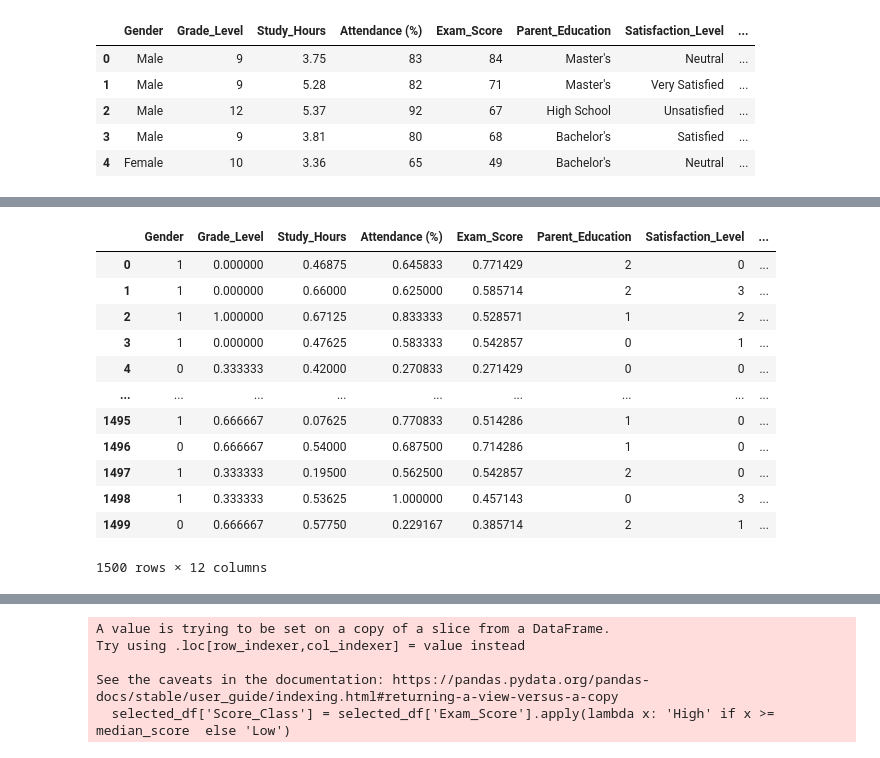
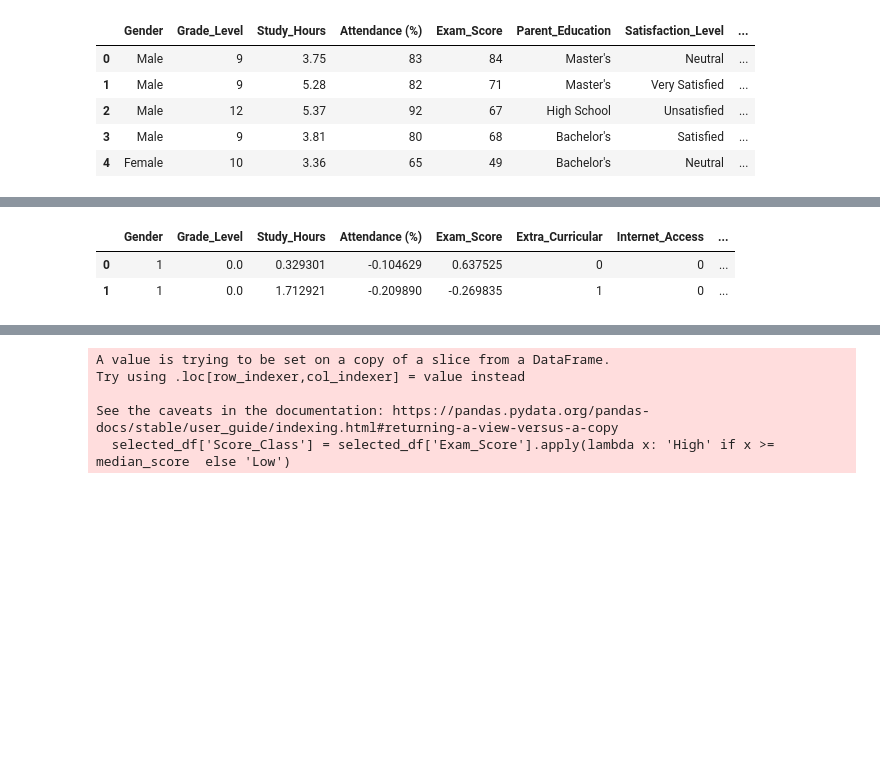
Before and after one commit to Asad-10x/ml_techniques, a Jupyter notebook: src/processing/ds2/ds2_preprocessing.ipynb, the cells around one changed output, grey strips where cells are left out. Cells and saved outputs as stored; diff of their text form; code cells hidden in the pictures; blank space fills up the shorter version.

```diff
--- a/src/processing/ds2/ds2_preprocessing.ipynb
+++ b/src/processing/ds2/ds2_preprocessing.ipynb
@@ -133,11 +155,0 @@ plt.show()
-# %%
- # Scatter Plots for Outlier Detection
-plt.figure(figsize=(15, 10))
-for i, col in enumerate(true_numeric_cols):
- plt.subplot(len(true_numeric_cols) // 3 + 1, 3, i + 1)
- plt.scatter(range(len(df)), df[col], alpha=0.5)
- plt.title(f'Scatter Plot of {col}')
- plt.xlabel('Index')
- plt.ylabel(col)
-plt.tight_layout()
-plt.show()
@@ -166,0 +177,6 @@ print(df_zscore)
+# %%
+# Visualize the distribution of numerical cols
+for col in num_cols:
+     sns.histplot(df[col], kde=True)
+     plt.title(f'Distribution of {col}')
+     plt.show()
@@ -166,0 +189,6 @@ print(df_zscore)
+# %%
+for_mimx= ["Grade_Level"]
+for_sc= [col for col in num_cols if col not in for_mimx]
+
+print("Min-Max Scaling for:", for_mimx)
+print("Standard Scaling for:", for_sc)
@@ -167,6 +198,5 @@ print(df_zscore)
 # %%
 scaler_standard = StandardScaler()
-df_standard = df.copy()
-df_standard[true_numeric_cols] = scaler_standard.fit_transform(df[true_numeric_cols])
-df_standard
+df[for_sc] = scaler_standard.fit_transform(df[for_sc])
+df.head(2)
 # %% [output]
@@ -186,20 +206,9 @@ df_standard
 # %%
 scaler_minmax = MinMaxScaler()
-df_minmax = df.copy()
-df_minmax[true_numeric_cols] = scaler_minmax.fit_transform(df[true_numeric_cols])
-df_minmax
+df[for_mimx] = scaler_minmax.fit_transform(df[for_mimx])
+df.head(2)
 # %% [output]
-|  | Gender | Grade_Level | Study_Hours | Attendance (%) | Exam_Score | Parent_Education | Satisfaction_Level | ... |
-| 0 | 1 | 0.000000 | 0.46875 | 0.645833 | 0.771429 | 2 | 0 | ... |
-| 1 | 1 | 0.000000 | 0.66000 | 0.625000 | 0.585714 | 2 | 3 | ... |
-| 2 | 1 | 1.000000 | 0.67125 | 0.833333 | 0.528571 | 1 | 2 | ... |
-| 3 | 1 | 0.000000 | 0.47625 | 0.583333 | 0.542857 | 0 | 1 | ... |
-| 4 | 0 | 0.333333 | 0.42000 | 0.270833 | 0.271429 | 0 | 0 | ... |
-| ... | ... | ... | ... | ... | ... | ... | ... | ... |
-| 1495 | 1 | 0.666667 | 0.07625 | 0.770833 | 0.514286 | 1 | 0 | ... |
-| 1496 | 0 | 0.666667 | 0.54000 | 0.687500 | 0.714286 | 1 | 0 | ... |
-| 1497 | 1 | 0.333333 | 0.19500 | 0.562500 | 0.542857 | 2 | 0 | ... |
-| 1498 | 1 | 0.333333 | 0.53625 | 1.000000 | 0.457143 | 0 | 3 | ... |
-| 1499 | 0 | 0.666667 | 0.57750 | 0.229167 | 0.385714 | 2 | 1 | ... |
+|  | Gender | Grade_Level | Study_Hours | Attendance (%) | Exam_Score | Extra_Curricular | Internet_Access | ... |
+| 0 | 1 | 0.0 | 0.329301 | -0.104629 | 0.637525 | 0 | 0 | ... |
+| 1 | 1 | 0.0 | 1.712921 | -0.209890 | -0.269835 | 1 | 0 | ... |
-1500 rows × 12 columns
 # %%
```
Also changed, not shown: parts of 23 cells of this notebook, 10 other files.
